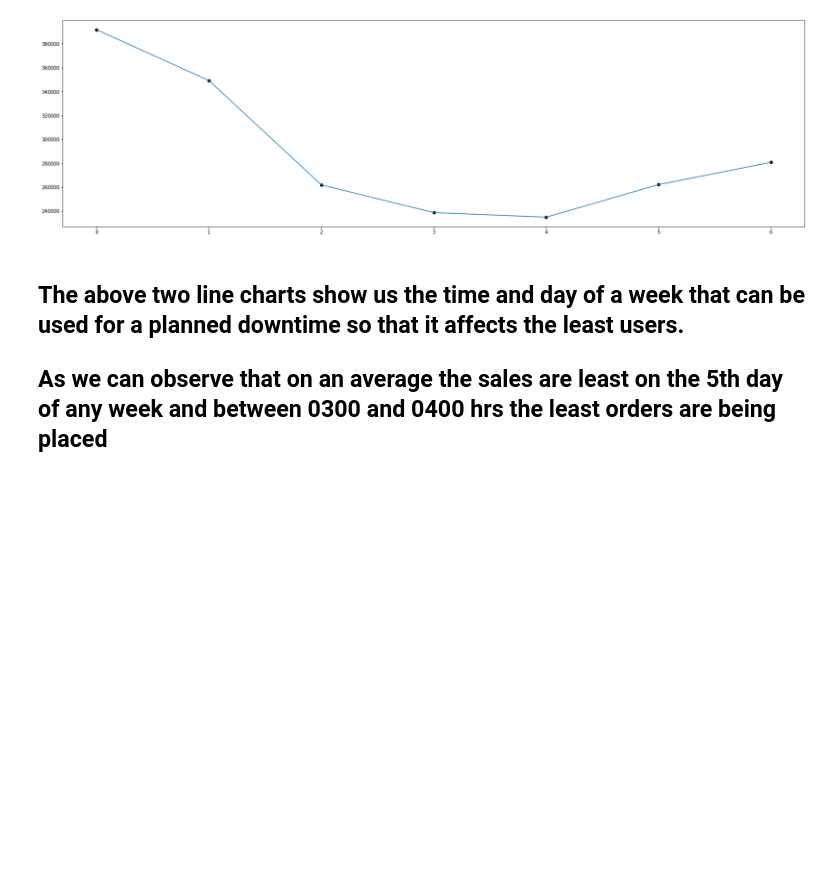
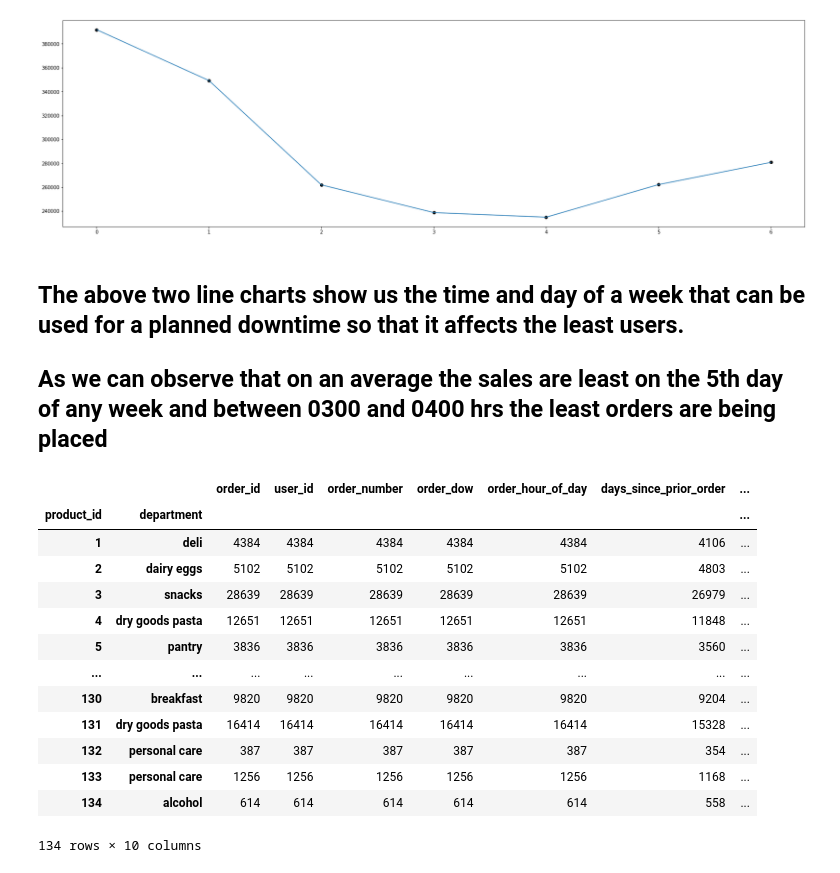
Before and after one commit to utkarsshhh/ecommerce-sales, a Jupyter notebook: sales-analysis.ipynb, the cells around one changed output. Cells and saved outputs as stored; diff of their text form; code cells hidden in the pictures; blank space fills up the shorter version.

Commit message:
chore: analyse the sales data

```diff
--- a/sales-analysis.ipynb
+++ b/sales-analysis.ipynb
@@ -87,3 +68,20 @@ plt.show()
 # %% [markdown]
 ## The above two line charts show us the time and day of a week that can be used for a planned downtime so that it affects the least users.
 ## As we can observe that on an average the sales are least on the 5th day of any week and between 0300 and 0400 hrs the least orders are being placed
+# %%
+data.groupby(by = ['product_id','department']).count()
+# %% [output]
+|  |  | order_id | user_id | order_number | order_dow | order_hour_of_day | days_since_prior_order | ... |
+| product_id | department |  |  |  |  |  |  | ... |
+| 1 | deli | 4384 | 4384 | 4384 | 4384 | 4384 | 4106 | ... |
+| 2 | dairy eggs | 5102 | 5102 | 5102 | 5102 | 5102 | 4803 | ... |
+| 3 | snacks | 28639 | 28639 | 28639 | 28639 | 28639 | 26979 | ... |
+| 4 | dry goods pasta | 12651 | 12651 | 12651 | 12651 | 12651 | 11848 | ... |
+| 5 | pantry | 3836 | 3836 | 3836 | 3836 | 3836 | 3560 | ... |
+| ... | ... | ... | ... | ... | ... | ... | ... | ... |
+| 130 | breakfast | 9820 | 9820 | 9820 | 9820 | 9820 | 9204 | ... |
+| 131 | dry goods pasta | 16414 | 16414 | 16414 | 16414 | 16414 | 15328 | ... |
+| 132 | personal care | 387 | 387 | 387 | 387 | 387 | 354 | ... |
+| 133 | personal care | 1256 | 1256 | 1256 | 1256 | 1256 | 1168 | ... |
+| 134 | alcohol | 614 | 614 | 614 | 614 | 614 | 558 | ... |
+134 rows × 10 columns
```
Also changed, not shown: parts of 5 cells of this notebook, 1 other file.
